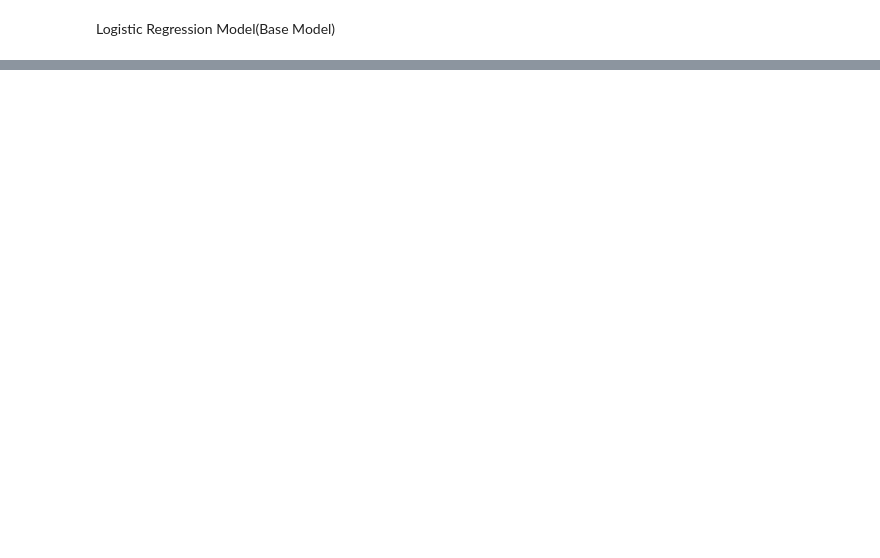
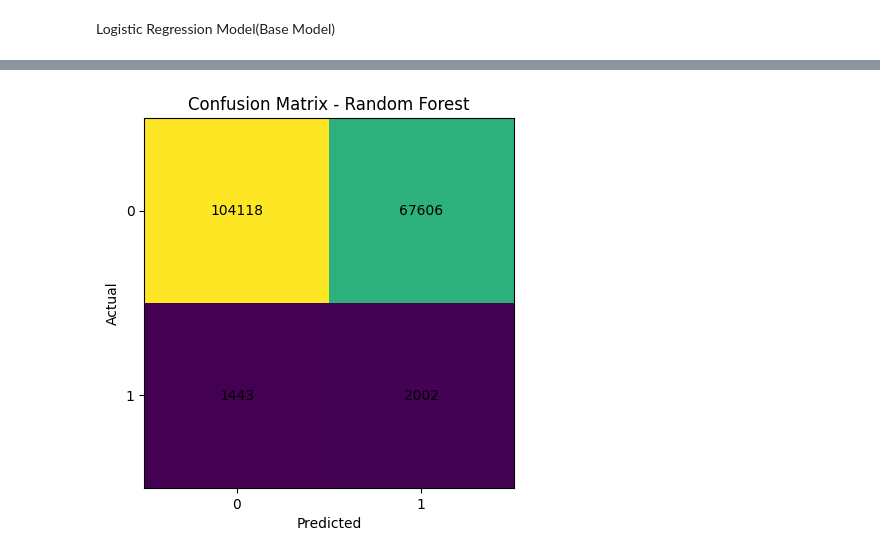
Before and after one commit to sneha-4515/IoT-Predictive-Maintenance-Engine, a Jupyter notebook: IoT_Predictive_Maintenance_Engine_1.ipynb, the cells around one changed output, grey strips where cells are left out. Cells and saved outputs as stored; diff of their text form; code cells hidden in the pictures; blank space fills up the shorter version.

```diff
--- a/IoT_Predictive_Maintenance_Engine_1.ipynb
+++ b/IoT_Predictive_Maintenance_Engine_1.ipynb
@@ -257,15 +268,16 @@ weighted avg       0.96      0.71      0.82    175169
 # %%
-# ================================
-# 8️⃣ RANDOM FOREST MODEL
-# ================================
+from sklearn.ensemble import RandomForestClassifier
+from sklearn.metrics import classification_report, f1_score, recall_score
 
 rf = RandomForestClassifier(
-    n_estimators=100,
-    max_depth=10,
+    n_estimators=50,
+    max_depth=8,
+    class_weight='balanced',
     n_jobs=-1,
     random_state=42
 )
-rf.fit(X_train_sm, y_train_sm)
+
+rf.fit(X_train, y_train)
 
 rf_preds = rf.predict(X_test)
 
@@ -332,0 +332,22 @@ print(classification_report(y_test, best_preds))
+# %%
+import matplotlib.pyplot as plt
+from sklearn.metrics import confusion_matrix
+import numpy as np
+
+cm = confusion_matrix(y_test, rf_preds)
+
+plt.figure()
+plt.imshow(cm)
+plt.title("Confusion Matrix - Random Forest")
+plt.xlabel("Predicted")
+plt.ylabel("Actual")
+
+for i in range(cm.shape[0]):
+    for j in range(cm.shape[1]):
+        plt.text(j, i, cm[i, j], ha="center", va="center")
+
+plt.xticks([0,1])
+plt.yticks([0,1])
+plt.show()
+# %% [output]
+[figure, added]
```
Also changed, not shown: parts of 7 cells of this notebook.
